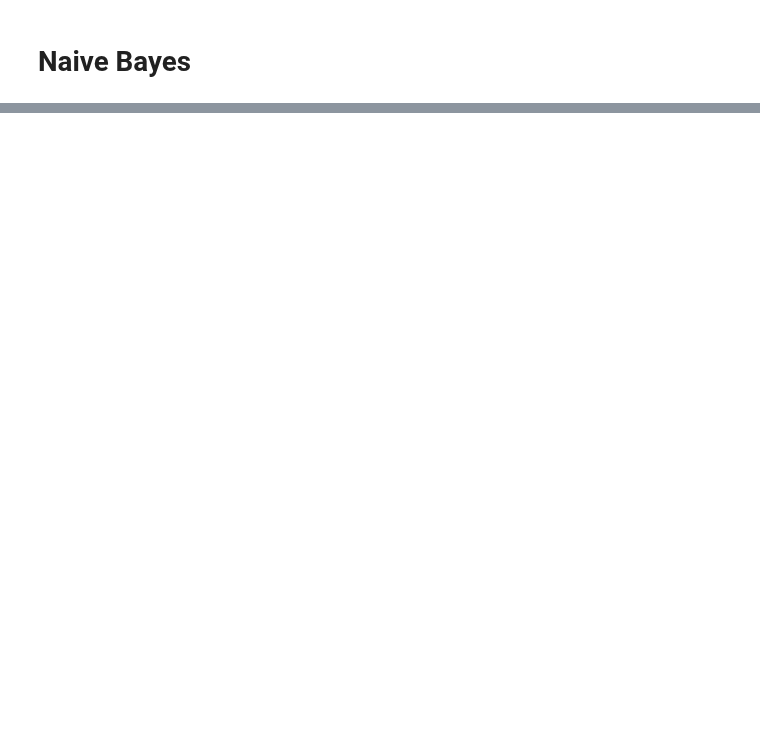
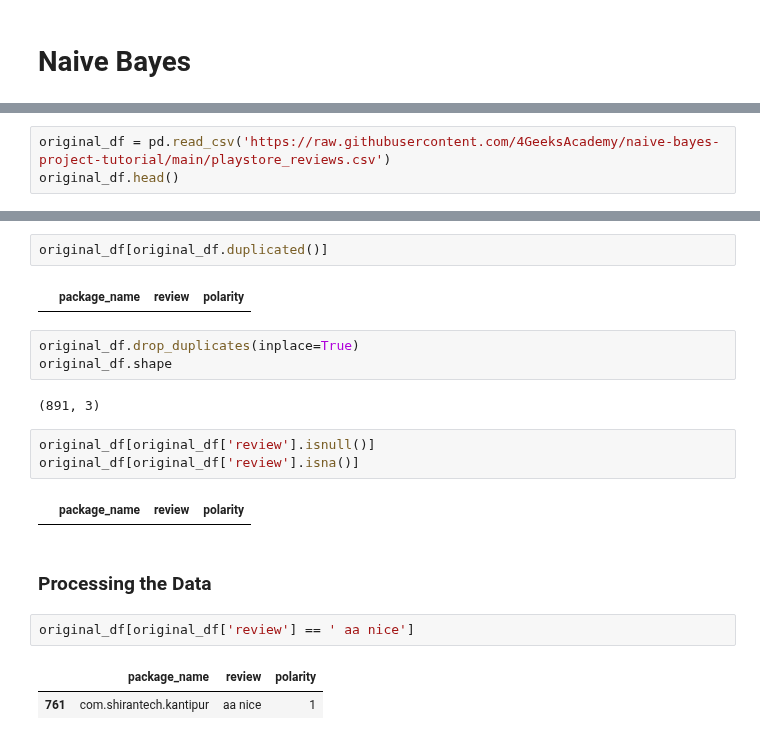
Before and after one commit to Diegomca98/4geeks-ml-template-prjs, a Jupyter notebook: src/explore.ipynb, the cells around one changed output, grey strips where cells are left out. Cells and saved outputs as stored; diff of their text form; blank space fills up the shorter version.

```diff
--- a/src/explore.ipynb
+++ b/src/explore.ipynb
@@ -100,0 +23,3 @@ sns.pairplot(
+# %%
+original_df = pd.read_csv('https://raw.githubusercontent.com/4GeeksAcademy/naive-bayes-project-tutorial/main/playstore_reviews.csv')
+original_df.head()
@@ -100,0 +74,21 @@ sns.pairplot(
+# %%
+original_df[original_df.duplicated()]
+# %% [output]
+|  | package_name | review | polarity |
+# %%
+original_df.drop_duplicates(inplace=True)
+original_df.shape
+# %% [output]
+(891, 3)
+# %%
+original_df[original_df['review'].isnull()]
+original_df[original_df['review'].isna()]
+# %% [output]
+|  | package_name | review | polarity |
+# %% [markdown]
+### Processing the Data
+# %%
+original_df[original_df['review'] == ' aa nice']
+# %% [output]
+|  | package_name | review | polarity |
+| 761 | com.shirantech.kantipur | aa nice | 1 |
```
Also changed, not shown: parts of 41 cells of this notebook, 1 other file.
